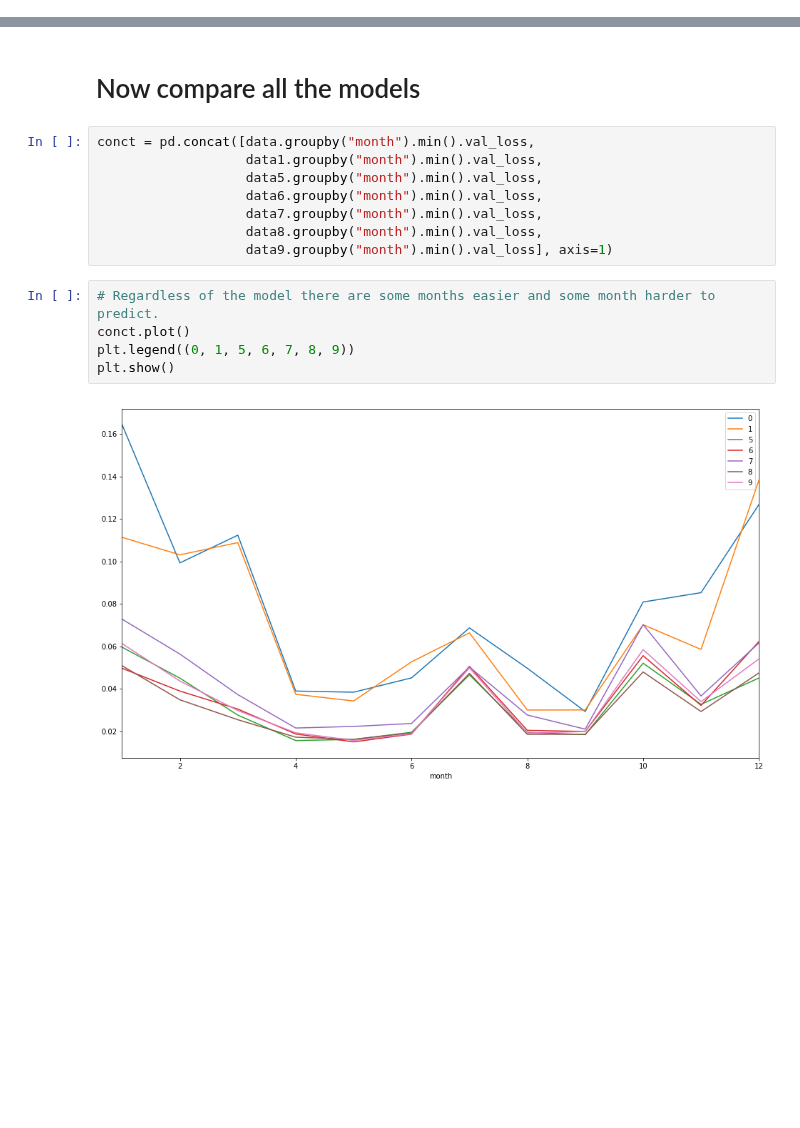
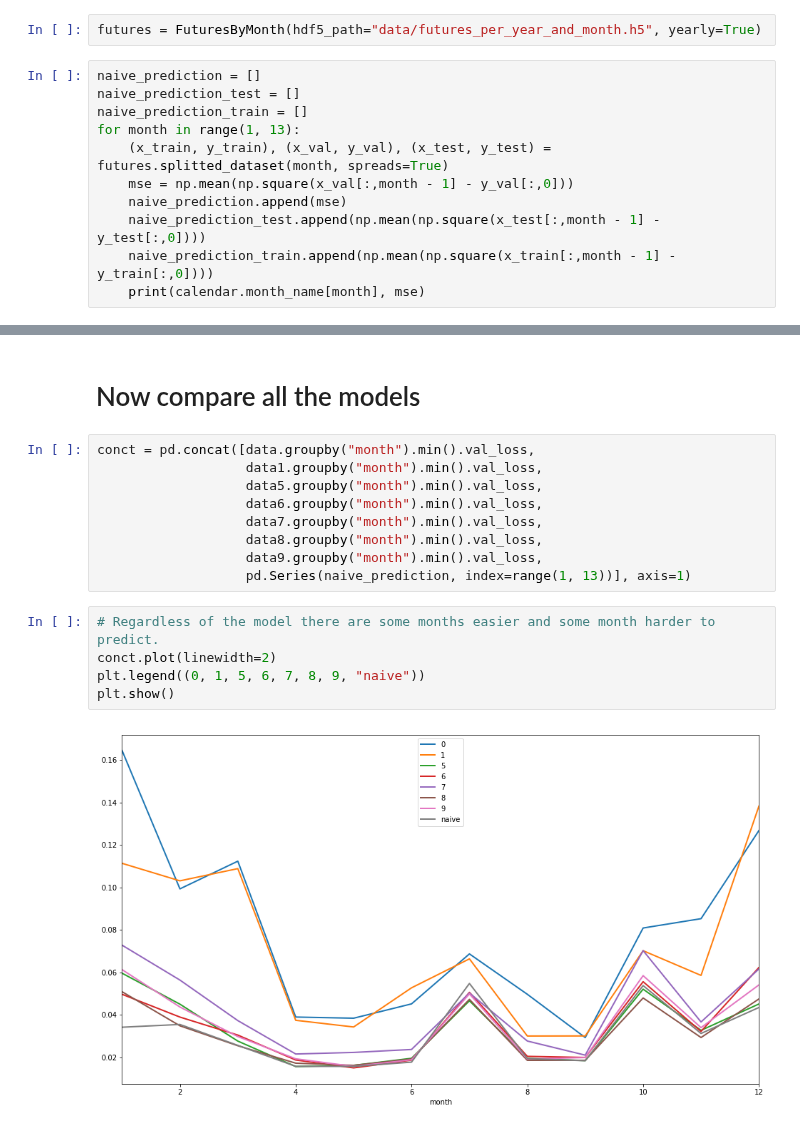
Before and after one commit to leyhline/vix-term-structure, a Jupyter notebook: experiment08.ipynb, the cells around one changed output, grey strips where cells are left out. Drawn from its saved outputs; the diff is of its cells as text; blank space fills up the shorter version.

```diff
--- a/experiment08.ipynb
+++ b/experiment08.ipynb
@@ -203,0 +208,13 @@ dtype: float64
+# %%
+futures = FuturesByMonth(hdf5_path="data/futures_per_year_and_month.h5", yearly=True)
+# %%
+naive_prediction = []
+naive_prediction_test = []
+naive_prediction_train = []
+for month in range(1, 13):
+    (x_train, y_train), (x_val, y_val), (x_test, y_test) = futures.splitted_dataset(month, spreads=True)
+    mse = np.mean(np.square(x_val[:,month - 1] - y_val[:,0]))
+    naive_prediction.append(mse)
+    naive_prediction_test.append(np.mean(np.square(x_test[:,month - 1] - y_test[:,0])))
+    naive_prediction_train.append(np.mean(np.square(x_train[:,month - 1] - y_train[:,0])))
+    print(calendar.month_name[month], mse)
@@ -210,11 +250,12 @@ conct = pd.concat([data.groupby("month").min().val_loss,
                    data6.groupby("month").min().val_loss,
                    data7.groupby("month").min().val_loss,
                    data8.groupby("month").min().val_loss,
-                   data9.groupby("month").min().val_loss], axis=1)
+                   data9.groupby("month").min().val_loss,
+                   pd.Series(naive_prediction, index=range(1, 13))], axis=1)
 # %%
 # Regardless of the model there are some months easier and some month harder to predict.
-conct.plot()
-plt.legend((0, 1, 5, 6, 7, 8, 9))
+conct.plot(linewidth=2)
+plt.legend((0, 1, 5, 6, 7, 8, 9, "naive"))
 plt.show()
 # %% [output]
-[figure, old version]
+[figure, new version]
```
Also changed, not shown: parts of 4 cells of this notebook, 4 other files.
